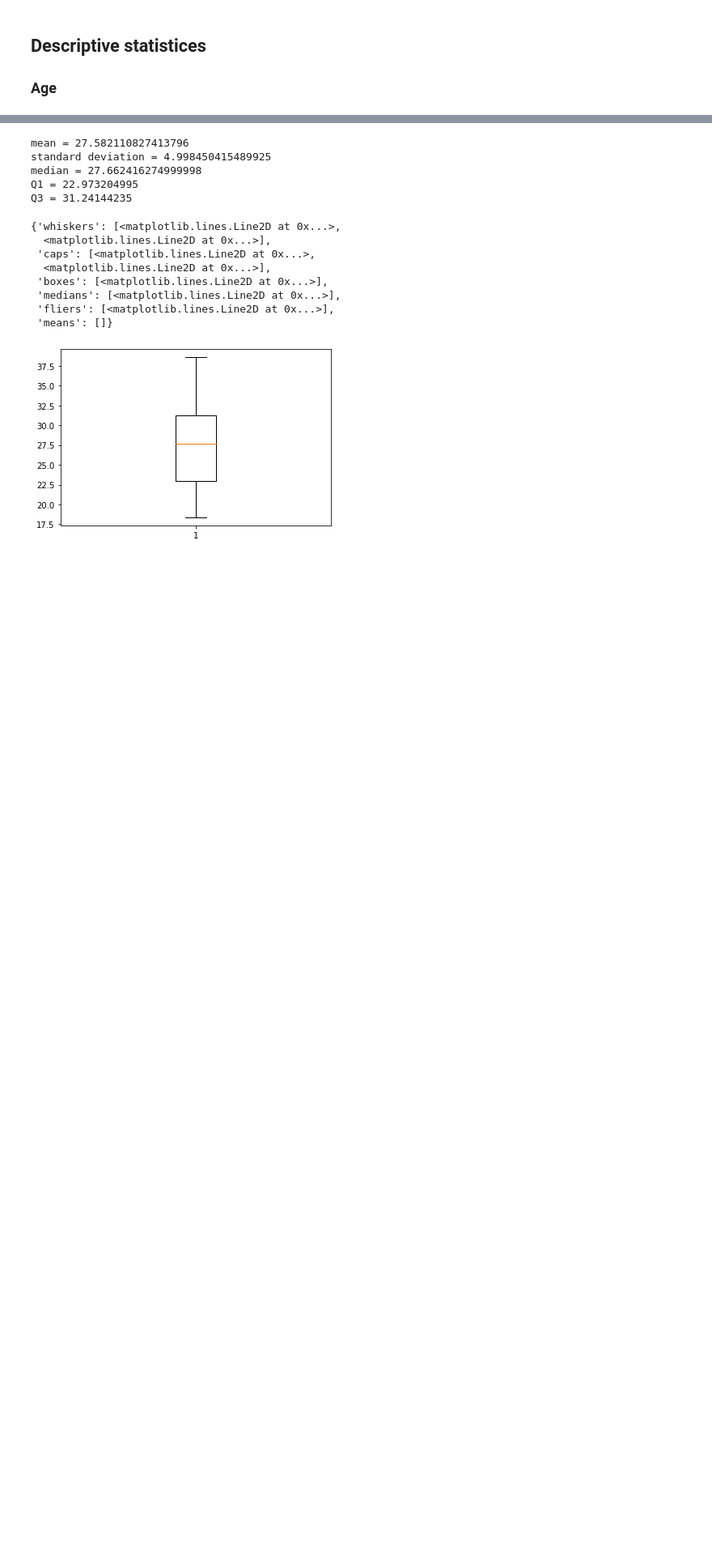
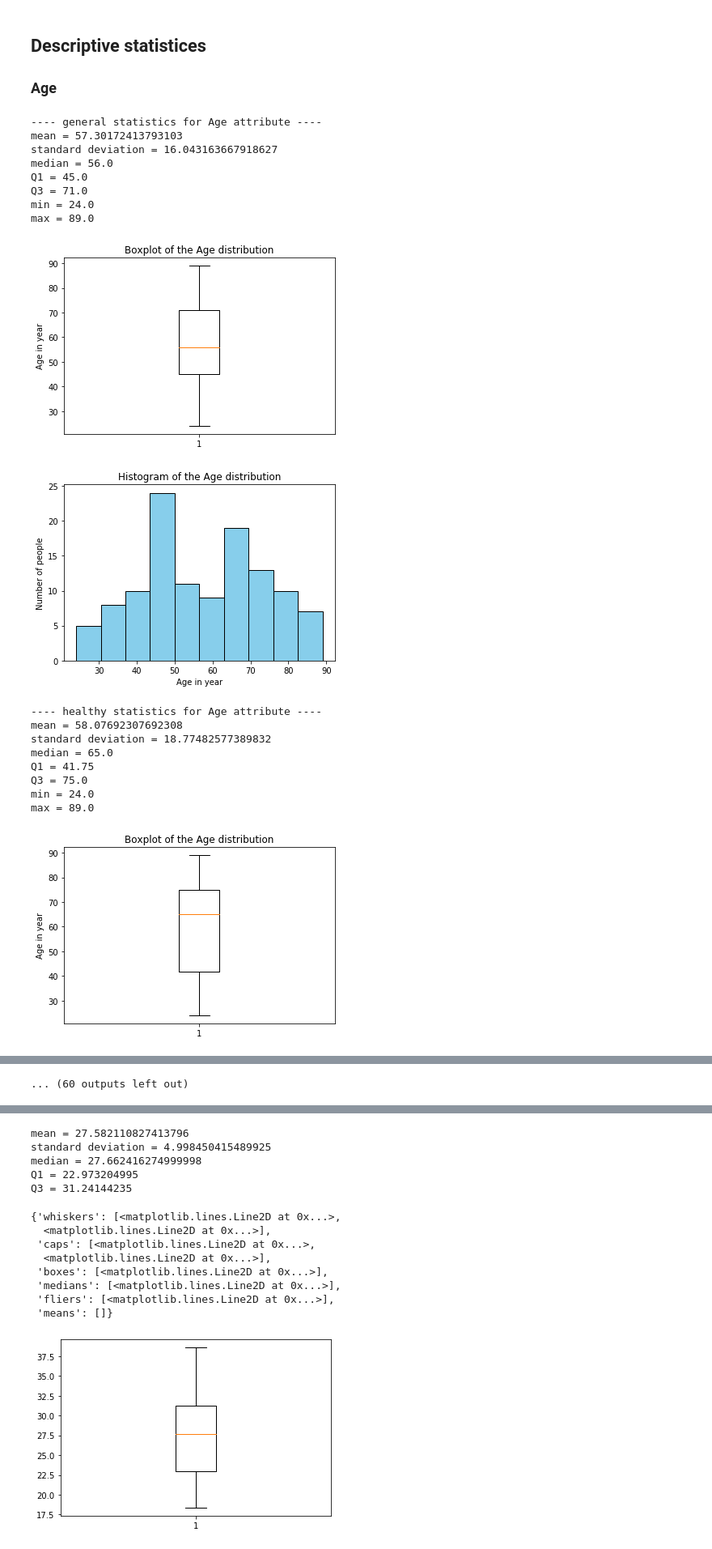
Before and after one commit to camille-mtti/machineLearning, a Jupyter notebook: importingStatistics.ipynb, the cells around one changed output, grey strips where cells are left out. Shown: that part at 81% size. Drawn from its saved outputs; the diff is of its cells as text; code cells hidden in the pictures; blank space fills up the shorter version.

```diff
--- a/importingStatistics.ipynb
+++ b/importingStatistics.ipynb
@@ -24,3 +25,55 @@ data = [age,bmi,glucose,insulin,homa,leptin,adiponectin,resistin,mcp1,classifica
 # %% [markdown]
 ## Descriptive statistices
 ### Age
+# %%
+def print_statistics(i):
+
+    name = df.columns[i]
+    array = [["general", df.values[:,i]],["healthy",healthy_df.values[:,i]],["cancer",cancer_df.values[:,i]]]
+    # calculating main statistics thanks to numpy library
+
+    for element in array:
+        print("---- " + element[0] + " statistics for " + name + " attribute ----")
+        print("mean = " + str(np.mean(element[1])))
+        print("standard deviation = " + str(np.std(element[1])))
+        print("median = " + str(np.median(element[1])))
+        print("Q1 = " + str(np.quantile(element[1],0.25)))
+        print("Q3 = " + str(np.quantile(element[1],0.75)))
+        print("min = " + str(np.min(element[1])))
+        print("max = " + str(np.max(element[1])) + "\n")
+
+        # printing the boxplot chart to visualize the quartiles and mean
+        plt.boxplot(element[1])
+        plt.ylabel(name + " in year")
+        plt.title("Boxplot of the " + name + " distribution")
+        plt.show()
+
+        # printing the histogram chart to visualize the age distribution in another way
+        plt.hist(age, color = "skyblue", ec="black")
+        plt.xlabel(name + ' in year')
+        plt.ylabel('Number of people')
+        plt.title("Histogram of the " + name + " distribution")
+        plt.show()
+# %%
+for i in range(8):
+    print_statistics(i)
+# %% [output]
+---- general statistics for Age attribute ----
+mean = 57.30172413793103
+standard deviation = 16.043163667918627
+median = 56.0
+Q1 = 45.0
+Q3 = 71.0
+min = 24.0
+max = 89.0
+[figure, added]
+[figure, added]
+---- healthy statistics for Age attribute ----
+mean = 58.07692307692308
+standard deviation = 18.77482577389832
+median = 65.0
+Q1 = 41.75
+Q3 = 75.0
+min = 24.0
+max = 89.0
+[figure, added]
@@ -27 +101,2 @@ data = [age,bmi,glucose,insulin,homa,leptin,adiponectin,resistin,mcp1,classifica
+... (60 outputs left out)
 # %%
```
Also changed, not shown: parts of 4 cells of this notebook, 3 other files.
